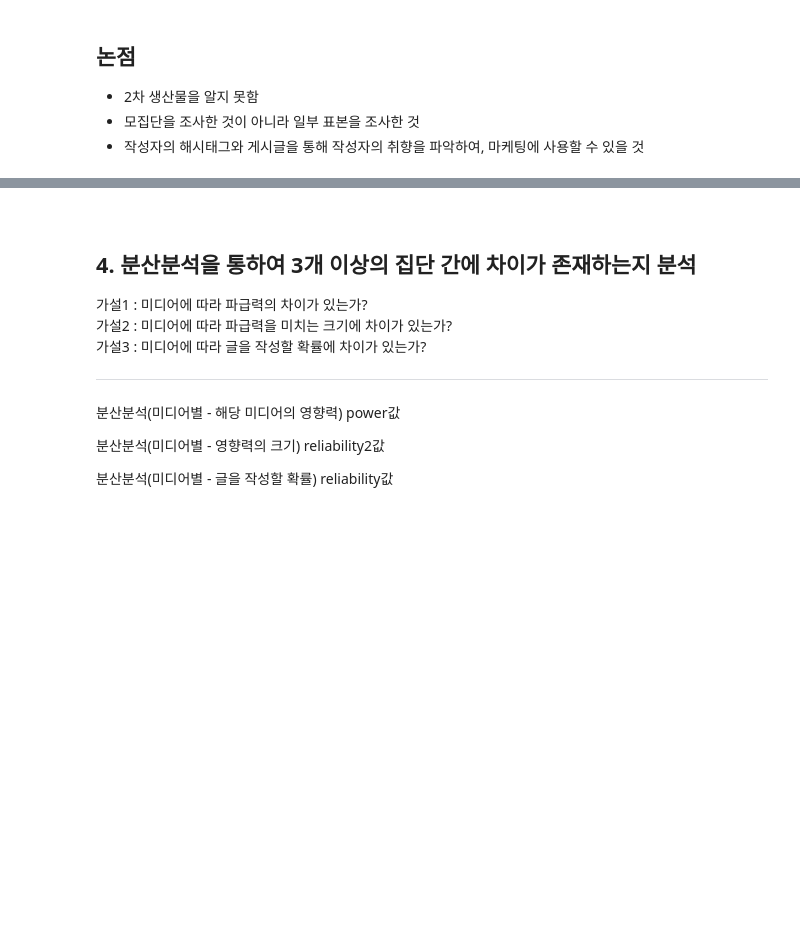
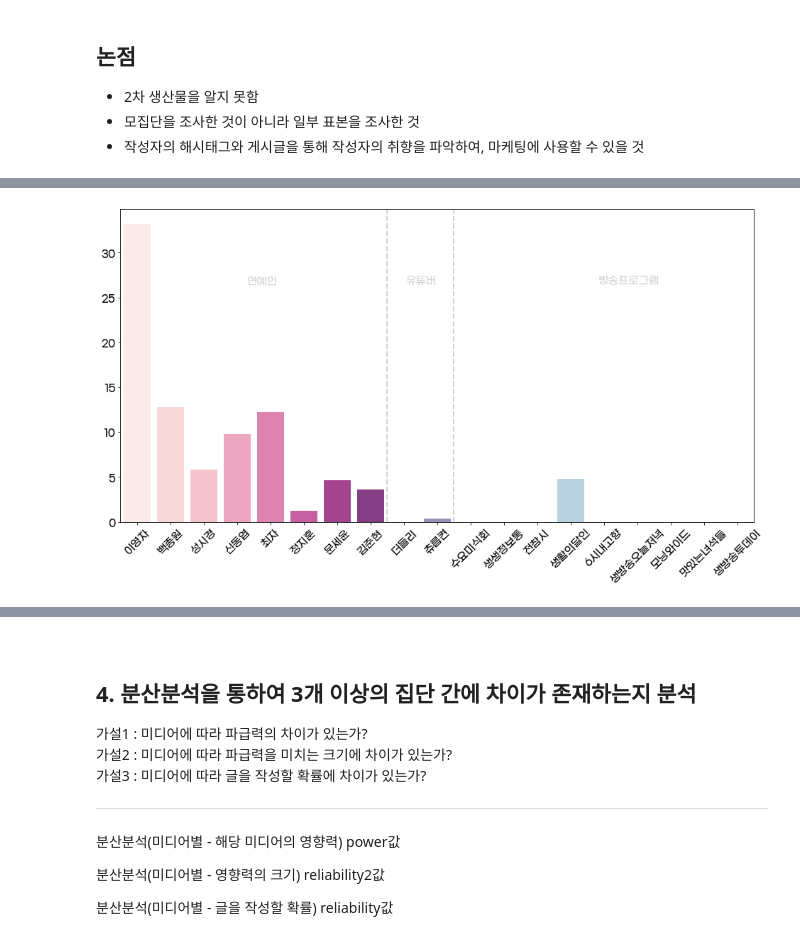
Before and after one commit to moonheee/restaurant-for-media, a Jupyter notebook: instagram_visualization.ipynb, the cells around one changed output, grey strips where cells are left out. Cells and saved outputs as stored; diff of their text form; code cells hidden in the pictures; blank space fills up the shorter version.

```diff
--- a/instagram_visualization.ipynb
+++ b/instagram_visualization.ipynb
@@ -149,0 +200,28 @@ plt.show()
+# %%
+# seaborn
+plt.figure(figsize=(16,9))
+sns.barplot(df1.index, df1.countName, palette=my_colors, alpha  = 0.8)
+# 기준선
+plt.axvline(7.5, color='lightgray', linestyle='--', linewidth=2)
+plt.axvline(9.5, color='lightgray', linestyle='--', linewidth=2)
+# 구분 텍스트
+plt.text(3.75, df1["countName"].max() * 0.80, "연예인",
+         fontsize = 15,
+         color='lightgray',
+         horizontalalignment='center')
+plt.text(8.5, df1["countName"].max() * 0.80, "유튜버",
+         fontsize = 15,
+         color='lightgray',
+         horizontalalignment='center')
+plt.text(14.75, df1["countName"].max() * 0.80, "방송프로그램",
+         fontsize = 15,
+         color='lightgray',
+         horizontalalignment='center')
+plt.xticks(rotation=45)
+plt.xlabel(None)
+plt.ylabel(None)
+plt.subplots_adjust(bottom=0.2)
+plt.savefig('./output/instagram/countmeanbyperson_instagram.png', transparent = True)
+plt.show()
+# %% [output]
+[figure, added]
```
Also changed, not shown: parts of 20 cells of this notebook, 18 other files.
